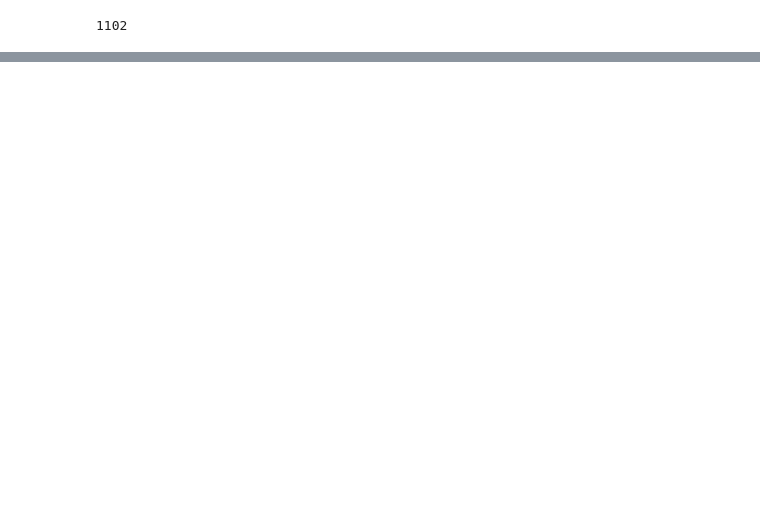
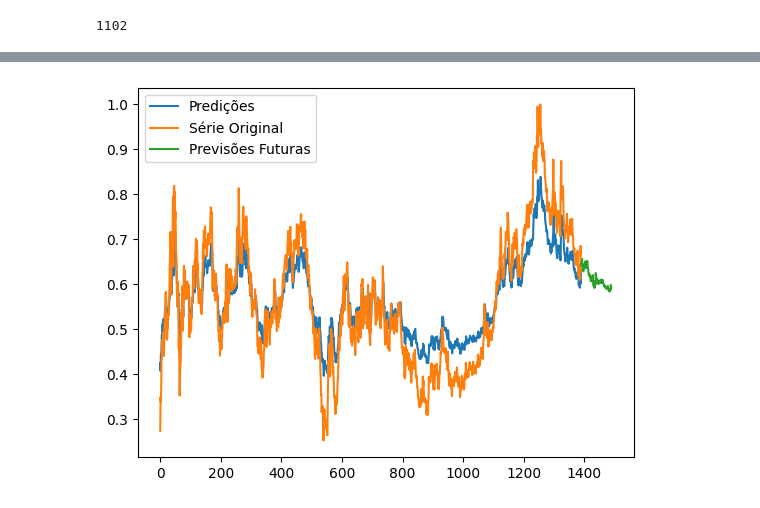
Before and after one commit to kaladabrio2020/livro-aprendizado-de-maquina-sklearn-keras-tf, a Jupyter notebook: Parte II-Redes Neurais e Aprendizado Profundo/Capítulo 15 - Series Temporais/exemplos.ipynb, the cells around one changed output, grey strips where cells are left out. Cells and saved outputs as stored; diff of their text form; code cells hidden in the pictures; blank space fills up the shorter version.

```diff
--- a/Parte II-Redes Neurais e Aprendizado Profundo/Capítulo 15 - Series Temporais/exemplos.ipynb
+++ b/Parte II-Redes Neurais e Aprendizado Profundo/Capítulo 15 - Series Temporais/exemplos.ipynb
@@ -234,0 +218,10 @@ plt.show()
+# %%
+series_total = TimeseriesGenerator(
+    series, series, length=50, batch_size=32
+)
+# %%
+history = model.fit(
+    series_total,
+    epochs=20,
+    callbacks=[keras.callbacks.EarlyStopping(monitor='loss', patience=3)],
+)
@@ -234,0 +250,4 @@ plt.show()
+# %%
+predicoes_completas = []
+
+pred = model.predict(series_total)
@@ -234,0 +256,17 @@ plt.show()
+# %%
+ultimo_ = series[-janela_tempo:]
+
+predicoes_completas = []
+
+for i in range(100):
+    predict = model.predict(ultimo_.reshape(1, janela_tempo, 1), verbose=0)
+    predicoes_completas.append(predict[0, 0])
+    ultimo_ = np.append(ultimo_[1:], predict[0, 0])
+# %%
+plt.plot(pred[:, -1, 0], label='Predições')
+plt.plot(series[50:], label='Série Original')
+plt.plot(np.arange(len(series[50:]), len(series[50:]) + len(predicoes_completas)), predicoes_completas, label='Previsões Futuras')
+plt.legend()
+plt.show()
+# %% [output]
+[figure, added]
```
Also changed, not shown: parts of 27 cells of this notebook, 2 other files.
